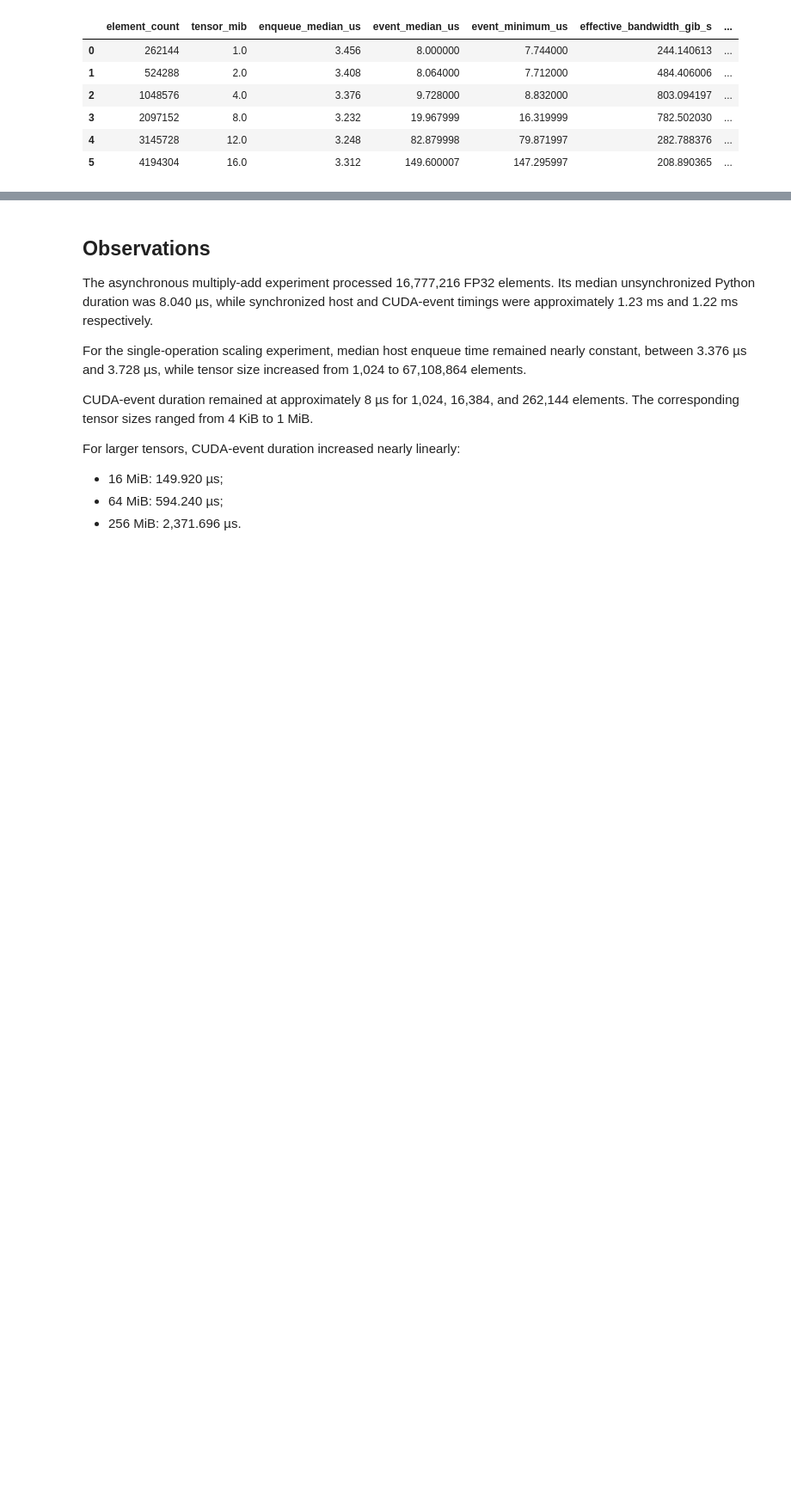
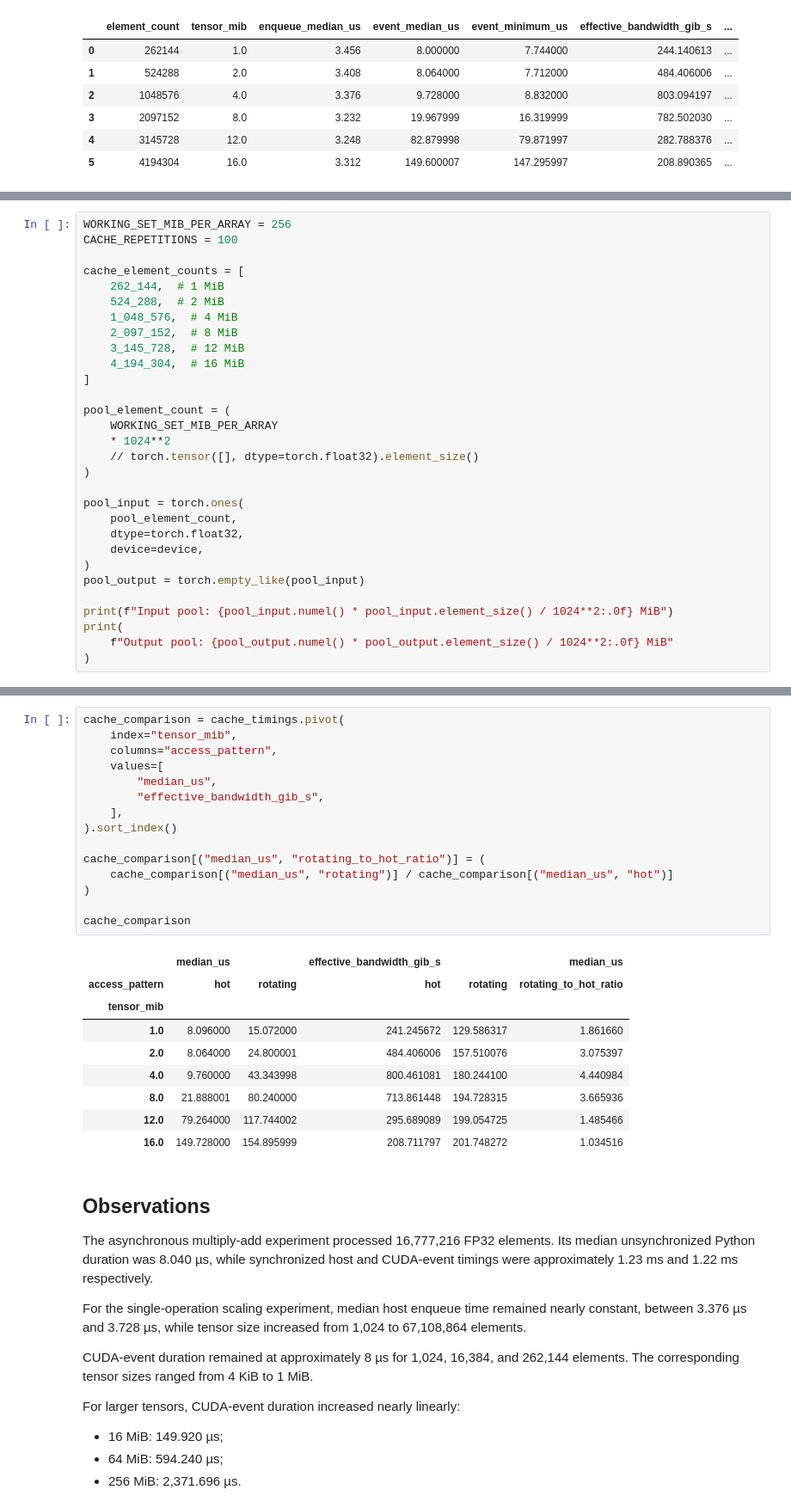
Before and after one commit to coert/dgx-spark-lab, a Jupyter notebook: experiments/00-foundations/05-cuda-fundamentals.ipynb, the cells around one changed output, grey strips where cells are left out. Shown at 86% size. Cells and saved outputs as stored; diff of their text form; blank space fills up the shorter version.

```diff
--- a/experiments/00-foundations/05-cuda-fundamentals.ipynb
+++ b/experiments/00-foundations/05-cuda-fundamentals.ipynb
@@ -482,0 +496,30 @@ crossover_timings.assign(
+# %%
+WORKING_SET_MIB_PER_ARRAY = 256
+CACHE_REPETITIONS = 100
+
+cache_element_counts = [
+    262_144,  # 1 MiB
+    524_288,  # 2 MiB
+    1_048_576,  # 4 MiB
+    2_097_152,  # 8 MiB
+    3_145_728,  # 12 MiB
+    4_194_304,  # 16 MiB
+]
+
+pool_element_count = (
+    WORKING_SET_MIB_PER_ARRAY
+    * 1024**2
+    // torch.tensor([], dtype=torch.float32).element_size()
+)
+
+pool_input = torch.ones(
+    pool_element_count,
+    dtype=torch.float32,
+    device=device,
+)
+pool_output = torch.empty_like(pool_input)
+
+print(f"Input pool: {pool_input.numel() * pool_input.element_size() / 1024**2:.0f} MiB")
+print(
+    f"Output pool: {pool_output.numel() * pool_output.element_size() / 1024**2:.0f} MiB"
+)
@@ -483,3 +622,28 @@ crossover_timings.assign(
+# %%
+cache_comparison = cache_timings.pivot(
+    index="tensor_mib",
+    columns="access_pattern",
+    values=[
+        "median_us",
+        "effective_bandwidth_gib_s",
+    ],
+).sort_index()
+
+cache_comparison[("median_us", "rotating_to_hot_ratio")] = (
+    cache_comparison[("median_us", "rotating")] / cache_comparison[("median_us", "hot")]
+)
+
+cache_comparison
+# %% [output]
+|  | median_us |  | effective_bandwidth_gib_s |  | median_us |
+| access_pattern | hot | rotating | hot | rotating | rotating_to_hot_ratio |
+| tensor_mib |  |  |  |  |  |
+| 1.0 | 8.096000 | 15.072000 | 241.245672 | 129.586317 | 1.861660 |
+| 2.0 | 8.064000 | 24.800001 | 484.406006 | 157.510076 | 3.075397 |
+| 4.0 | 9.760000 | 43.343998 | 800.461081 | 180.244100 | 4.440984 |
+| 8.0 | 21.888001 | 80.240000 | 713.861448 | 194.728315 | 3.665936 |
+| 12.0 | 79.264000 | 117.744002 | 295.689089 | 199.054725 | 1.485466 |
+| 16.0 | 149.728000 | 154.895999 | 208.711797 | 201.748272 | 1.034516 |
 # %% [markdown]
 ## Observations
 
```
Also changed, not shown: parts of 3 cells of this notebook.
